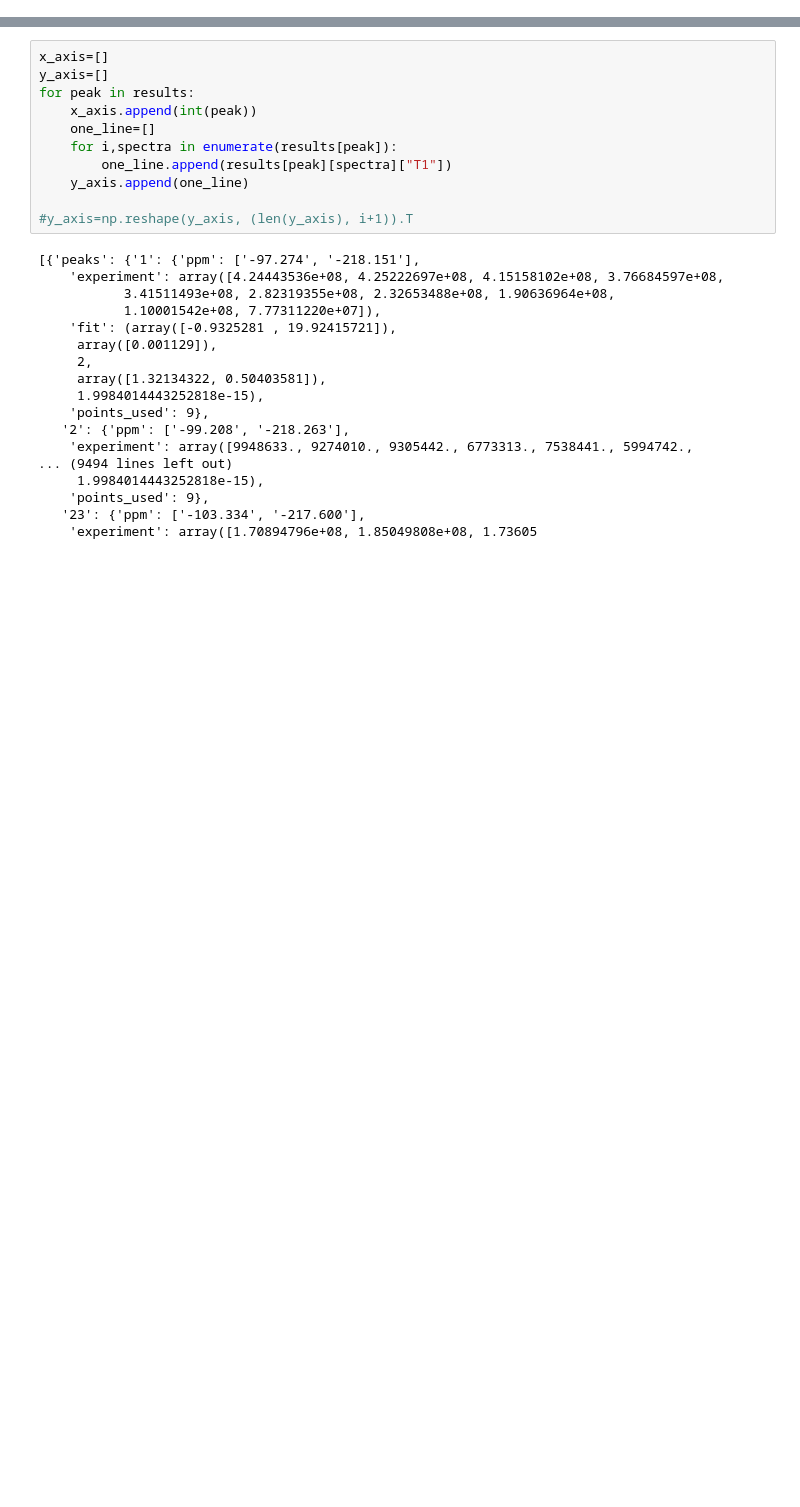
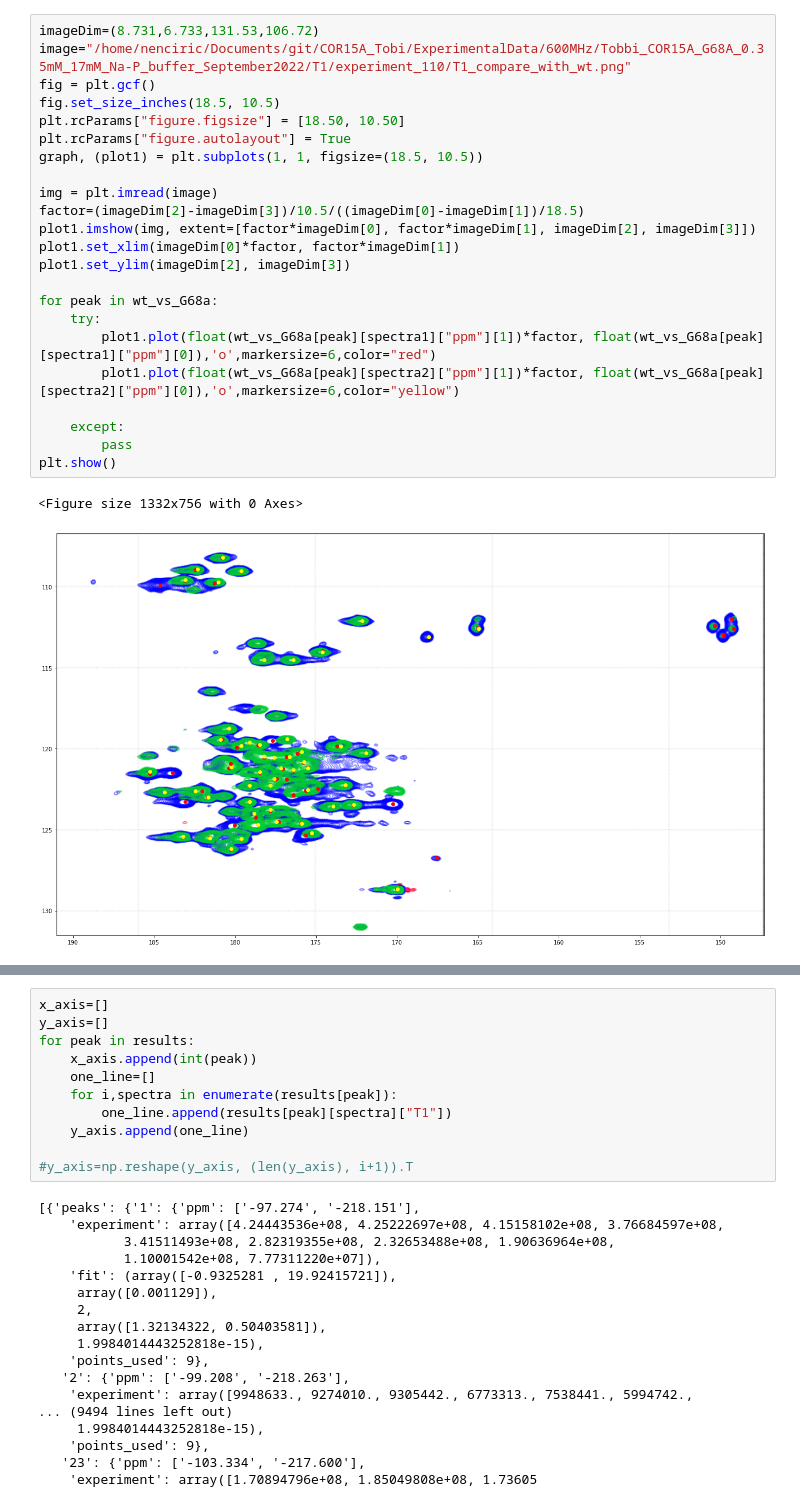
Before and after one commit to nencini/COR15A_Tobi, a Jupyter notebook: Analysis/T1_T2_hetNOE.ipynb, the cells around one changed output, grey strips where cells are left out. Drawn from its saved outputs; the diff is of its cells as text; blank space fills up the shorter version.

```diff
--- a/Analysis/T1_T2_hetNOE.ipynb
+++ b/Analysis/T1_T2_hetNOE.ipynb
@@ -90,0 +282,26 @@ def plot_data(comparison,coeffs,outputs):
+# %%
+imageDim=(8.731,6.733,131.53,106.72)
+image="/home/nenciric/Documents/git/COR15A_Tobi/ExperimentalData/600MHz/Tobbi_COR15A_G68A_0.35mM_17mM_Na-P_buffer_September2022/T1/experiment_110/T1_compare_with_wt.png"
+fig = plt.gcf()
+fig.set_size_inches(18.5, 10.5)
+plt.rcParams["figure.figsize"] = [18.50, 10.50]
+plt.rcParams["figure.autolayout"] = True
+graph, (plot1) = plt.subplots(1, 1, figsize=(18.5, 10.5))
+
+img = plt.imread(image)
+factor=(imageDim[2]-imageDim[3])/10.5/((imageDim[0]-imageDim[1])/18.5)
+plot1.imshow(img, extent=[factor*imageDim[0], factor*imageDim[1], imageDim[2], imageDim[3]])
+plot1.set_xlim(imageDim[0]*factor, factor*imageDim[1])
+plot1.set_ylim(imageDim[2], imageDim[3])
+
+for peak in wt_vs_G68a:
+    try:
+        plot1.plot(float(wt_vs_G68a[peak][spectra1]["ppm"][1])*factor, float(wt_vs_G68a[peak][spectra1]["ppm"][0]),'o',markersize=6,color="red")
+        plot1.plot(float(wt_vs_G68a[peak][spectra2]["ppm"][1])*factor, float(wt_vs_G68a[peak][spectra2]["ppm"][0]),'o',markersize=6,color="yellow")
+
+    except:
+        pass
+plt.show()
+# %% [output]
+<Figure size 1332x756 with 0 Axes>
+[figure, added]
```
Also changed, not shown: parts of 61 cells of this notebook, 22 other files.
